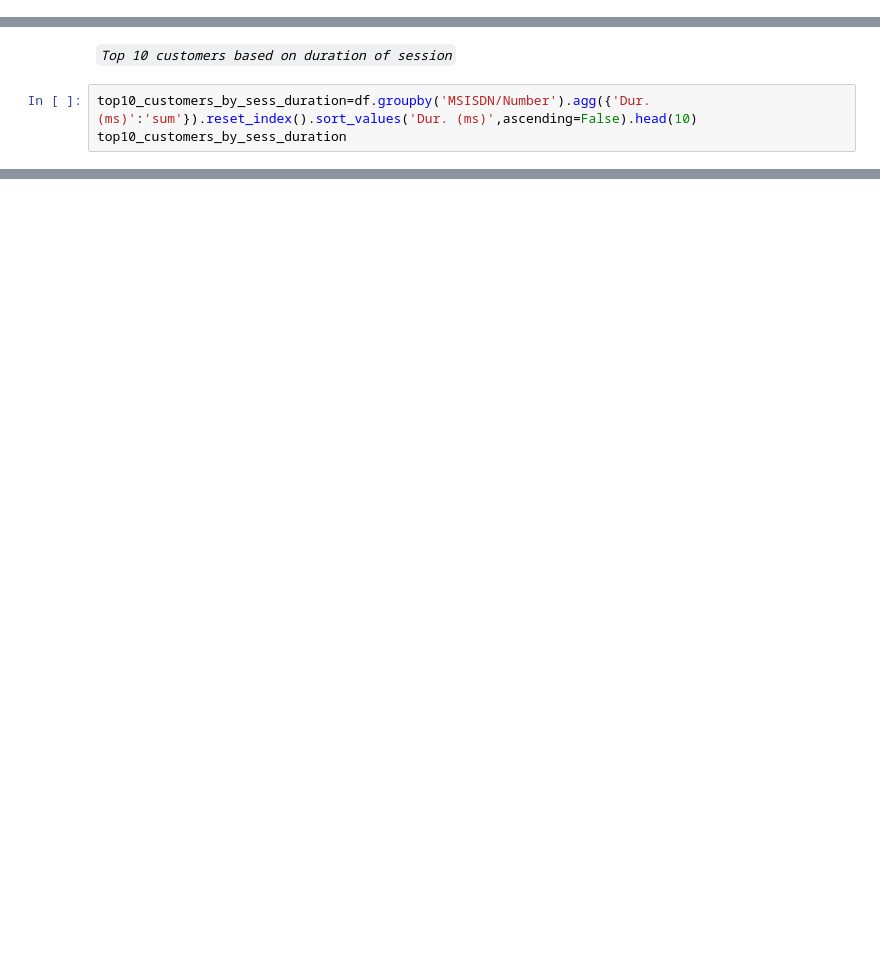
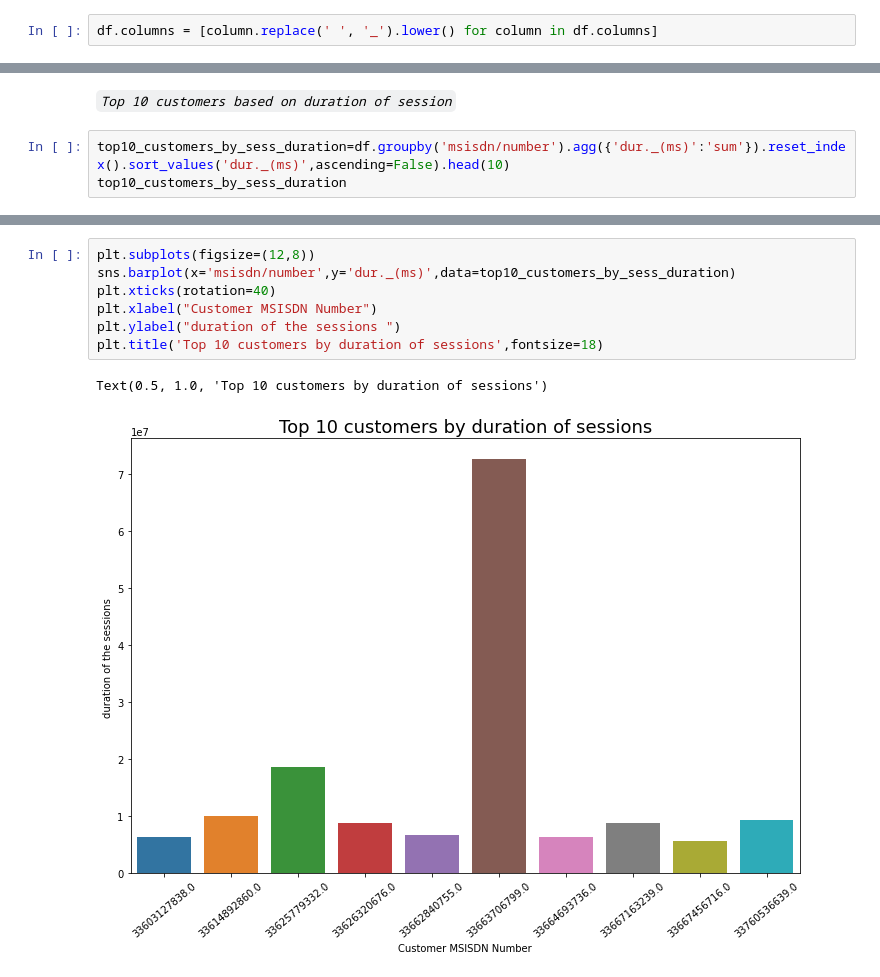
Before and after one commit to HenokD11/Analytics-Telecom-Data, a Jupyter notebook: notebooks/UserEngagement_Task2.ipynb, the cells around one changed output, grey strips where cells are left out. Saved outputs shown, nothing was run; the diff lists cells and outputs as text; blank space fills up the shorter version.

Commit message:
user data analysis

```diff
--- a/notebooks/UserEngagement_Task2.ipynb
+++ b/notebooks/UserEngagement_Task2.ipynb
@@ -128,3 +132,5 @@ Index(['bearer_id', 'start', 'start_ms', 'end', 'end_ms', 'dur._(ms)', 'imsi',
+# %%
+df.columns = [column.replace(' ', '_').lower() for column in df.columns]
 # %% [markdown]
 <i>`Top 10 customers per session freuency`</i>
 # %%
@@ -155,5 +163,5 @@ Text(0.5, 1.0, 'Top 10 customers by session frequency')
 # %% [markdown]
 <i>`Top 10 customers based on duration of session`</i>
 # %%
-top10_customers_by_sess_duration=df.groupby('MSISDN/Number').agg({'Dur. (ms)':'sum'}).reset_index().sort_values('Dur. (ms)',ascending=False).head(10)
+top10_customers_by_sess_duration=df.groupby('msisdn/number').agg({'dur._(ms)':'sum'}).reset_index().sort_values('dur._(ms)',ascending=False).head(10)
 top10_customers_by_sess_duration
@@ -159,0 +180,10 @@ top10_customers_by_sess_duration
+# %%
+plt.subplots(figsize=(12,8))
+sns.barplot(x='msisdn/number',y='dur._(ms)',data=top10_customers_by_sess_duration)
+plt.xticks(rotation=40)
+plt.xlabel("Customer MSISDN Number")
+plt.ylabel("duration of the sessions ")
+plt.title('Top 10 customers by duration of sessions',fontsize=18)
+# %% [output]
+Text(0.5, 1.0, 'Top 10 customers by duration of sessions')
+[figure, added]
```
Also changed, not shown: parts of 16 cells of this notebook, 1 other file.
